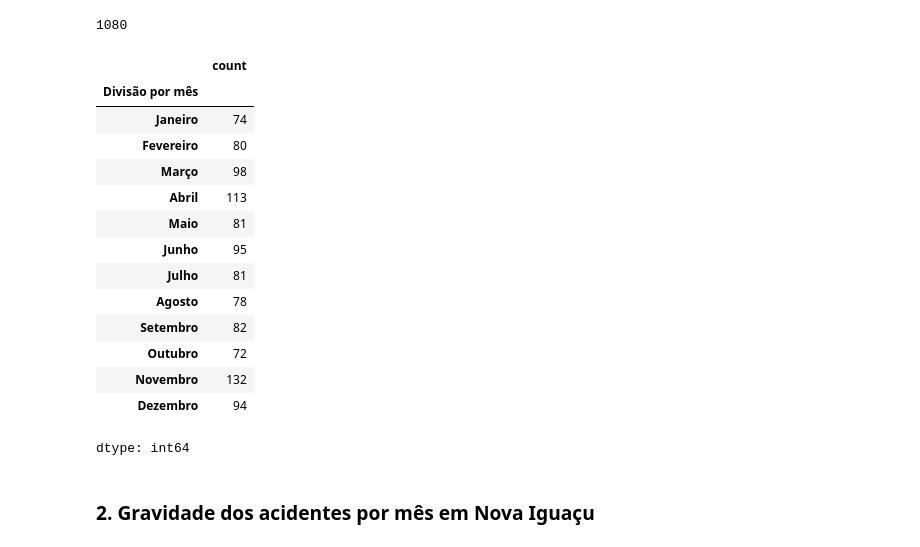
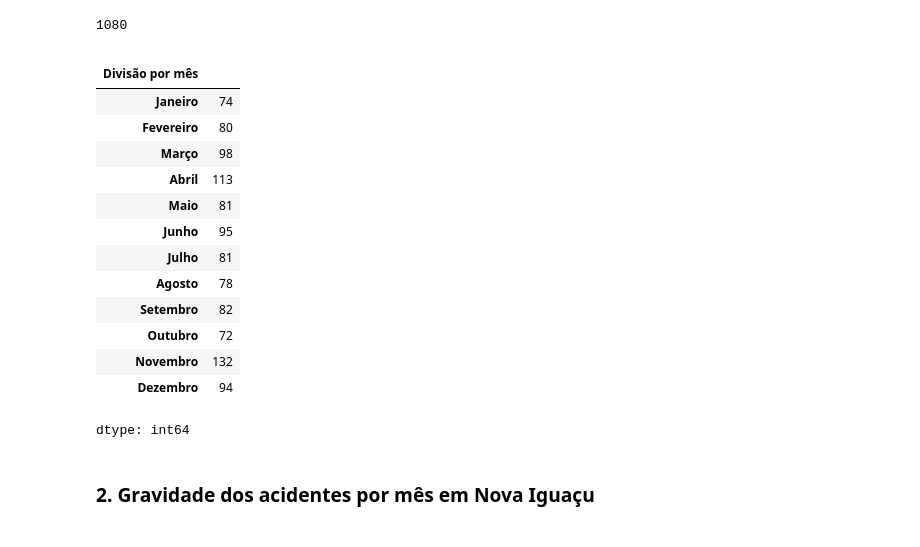
Before and after one commit to JoaoSchneiderr/Minera-o-de-Dados, a Jupyter notebook: notebooks/Getting_started_with_google_colab_ai.ipynb, the cells around one changed output. Saved outputs shown, nothing was run; the diff lists cells and outputs as text; code cells hidden in the pictures.

```diff
--- a/notebooks/Getting_started_with_google_colab_ai.ipynb
+++ b/notebooks/Getting_started_with_google_colab_ai.ipynb
@@ -43,18 +43,21 @@ acidentes_total
 # %%
 acidentes_por_mes = nova_iguacu_df.copy()
 acidentes_por_mes['data_inversa'] = pd.to_datetime(acidentes_por_mes['data_inversa'])
 
 meses_pt = {
     1: 'Janeiro', 2: 'Fevereiro', 3: 'Março', 4: 'Abril',
     5: 'Maio', 6: 'Junho', 7: 'Julho', 8: 'Agosto',
     9: 'Setembro', 10: 'Outubro', 11: 'Novembro', 12: 'Dezembro'
 }
 
 contagem_mes = acidentes_por_mes['data_inversa'].dt.month.value_counts().sort_index()
 contagem_mes.index.name = 'Divisão por mês'
-display(contagem_mes.rename(index=meses_pt))
+
+contagem_mes = contagem_mes.rename(index=meses_pt)
+contagem_mes.name = ''
+contagem_mes
 # %% [output]
-|  | count |
+|  |  |
 | Divisão por mês |  |
 | Janeiro | 74 |
 | Fevereiro | 80 |
```
Also changed, not shown: parts of 27 cells of this notebook.
